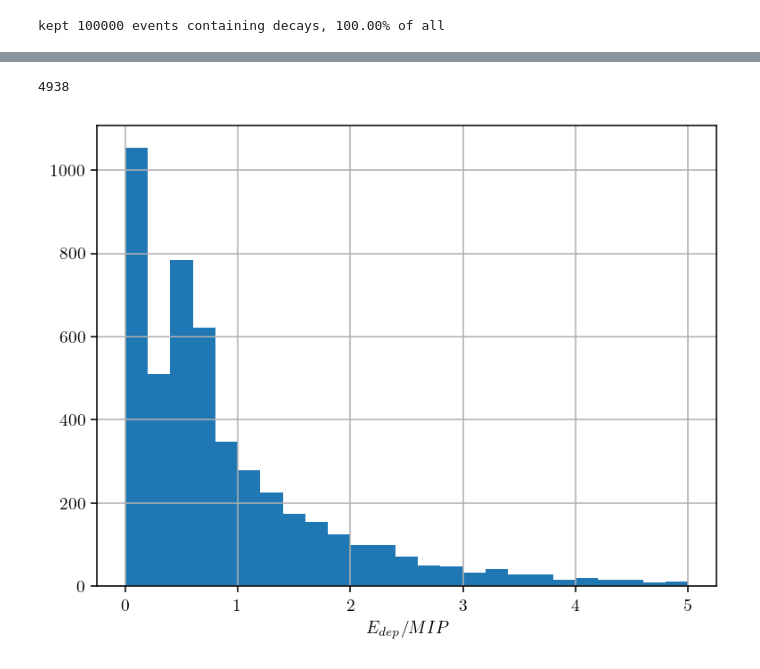
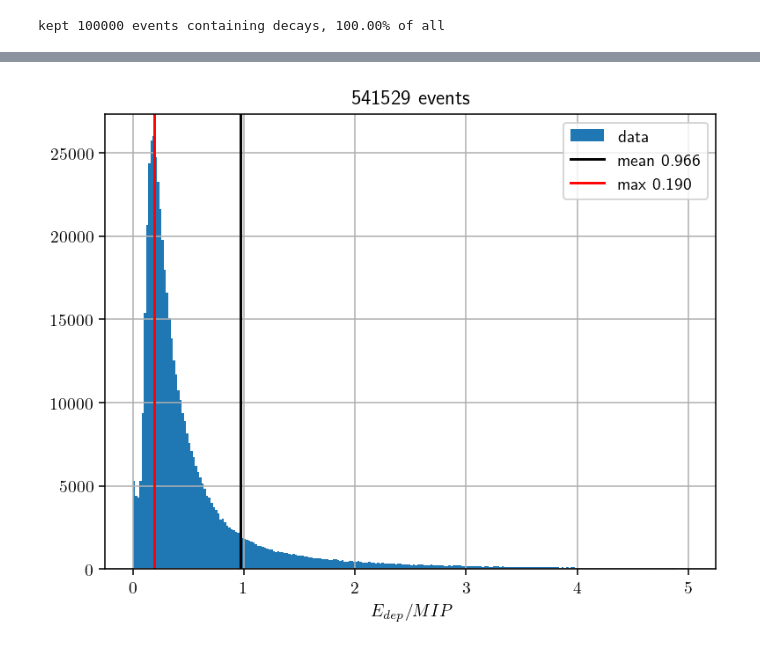
Before and after one commit to kauniska/ecal_reco, a Jupyter notebook: geant4/analysis/decay.ipynb, the cells around one changed output, grey strips where cells are left out. Cells and saved outputs as stored; diff of their text form; code cells hidden in the pictures.

```diff
--- a/geant4/analysis/decay.ipynb
+++ b/geant4/analysis/decay.ipynb
@@ -22,11 +22,11 @@ plt.rcParams.update({
 })
 # %%
 # later, one can use concatenation of data_0001.root - data_0008.root files as well. One is enough for testing
-file_path = '/Users/lucahartman/Documents/EPFL/MA1/project/ecal_reco/geant4/data_decay5.root'
+file_path = '/Users/lucahartman/Documents/EPFL/MA1/project/ecal_reco/geant4/data_decay6.root'
 
-branch_list_detector = ['E', 'pdg', 'EcalEdep', 'layerID', 'barID', 'Nhits']
+branch_list_detector = ['E', 'pdg', 'EcalEdep', 'layerID', 'barID', 'Nhits', 'Edep_e', 'Edep_mu']
 branch_list_run = ['E', 'Edep', 'tx', 'ty', 'x0', 'y0', 'n_sec', 'ProcessID', 'x_decay', 'y_decay', 'z_decay', 'size_XY', 'size_Z']
-branch_list_electrons = ['E', 'Vertex_E', 'muID', 'e_layer', 'e_row']
+branch_list_electrons = ['E', 'Vertex_E', 'muID']
 with uproot.open(file_path) as tree:
         detector_dict = tree['detector'].arrays(branch_list_detector, library="np")
         run_dict = tree['run'].arrays(branch_list_run, library="np")
@@ -89,7 +90,4 @@ def create_tracks(df, plot=False):
 
     return tracks, decay_pos, decay_pos_det, all_hits_x_x, all_hits_x_z, all_hits_y_y, all_hits_y_z
 # %%
-tracks, decay_pos, decay_pos_det, all_hits_x_x, all_hits_x_z, all_hits_y_y, all_hits_y_z = create_tracks(df.head(10000))
-# import line_profiler
-# %reload_ext line_profiler
-# %lprun -f create_tracks create_tracks(df_hits.head(100))
+tracks, decay_pos, decay_pos_det, all_hits_x_x, all_hits_x_z, all_hits_y_y, all_hits_y_z = create_tracks(df)
@@ -279,5 +291,6 @@ fig.colorbar(h[3], ax=axs[1])
 # %%
-fig, axs = plt.subplots(2, 1, figsize = [5, 10])
+fig, axs = plt.subplots(1, 2, figsize = [10, 2])
+fig.suptitle('All decay hits')
 h = axs[0].hist2d(all_hits_x_x, all_hits_x_z, bins = [40, 16], range = [[0, 40], [0, 16]])
 axs[0].set(xlabel = '$x$ [cm]', ylabel = '$z$ [cm]')
 fig.colorbar(h[3], ax = axs[0])
@@ -290,16 +303,22 @@ fig.colorbar(h[3], ax = axs[1])
 # %%
 # energy distribution in units of MIPs
 edeps = []
 for t in tqdm(tracks, desc = 'tracks'):
     edeps.extend([h.value for h in t.x.hits])
     edeps.extend([h.value for h in t.y.hits])
 
 edeps = np.array(edeps)
-print(len(edeps))
+
 plt.figure()
-plt.hist(edeps / 1.47918, bins=25, range=[0, 5], label='data')
+plt.title('{} events'.format(len(edeps)))
+h, e, _ = plt.hist(edeps / 1.47918, bins=250, range=[0, 5], label='data')
+m = np.mean(edeps)
+e = np.array(e) + (e[1] - e[0])/2
+maxi = e[np.argmax(h)]
+plt.axvline(m, 0, 1, c = 'k', label = 'mean {:.3f}'.format(m))
+plt.axvline(maxi, 0, 1, c='r', label='max {:.3f}'.format(maxi))
+plt.legend()
 plt.xlabel('$E_{dep} / MIP$')
 plt.grid(True)
 # %% [output]
-4938
-[figure, old version]
+[figure, new version]
```
Also changed, not shown: parts of 8 cells of this notebook, 1 other file.
